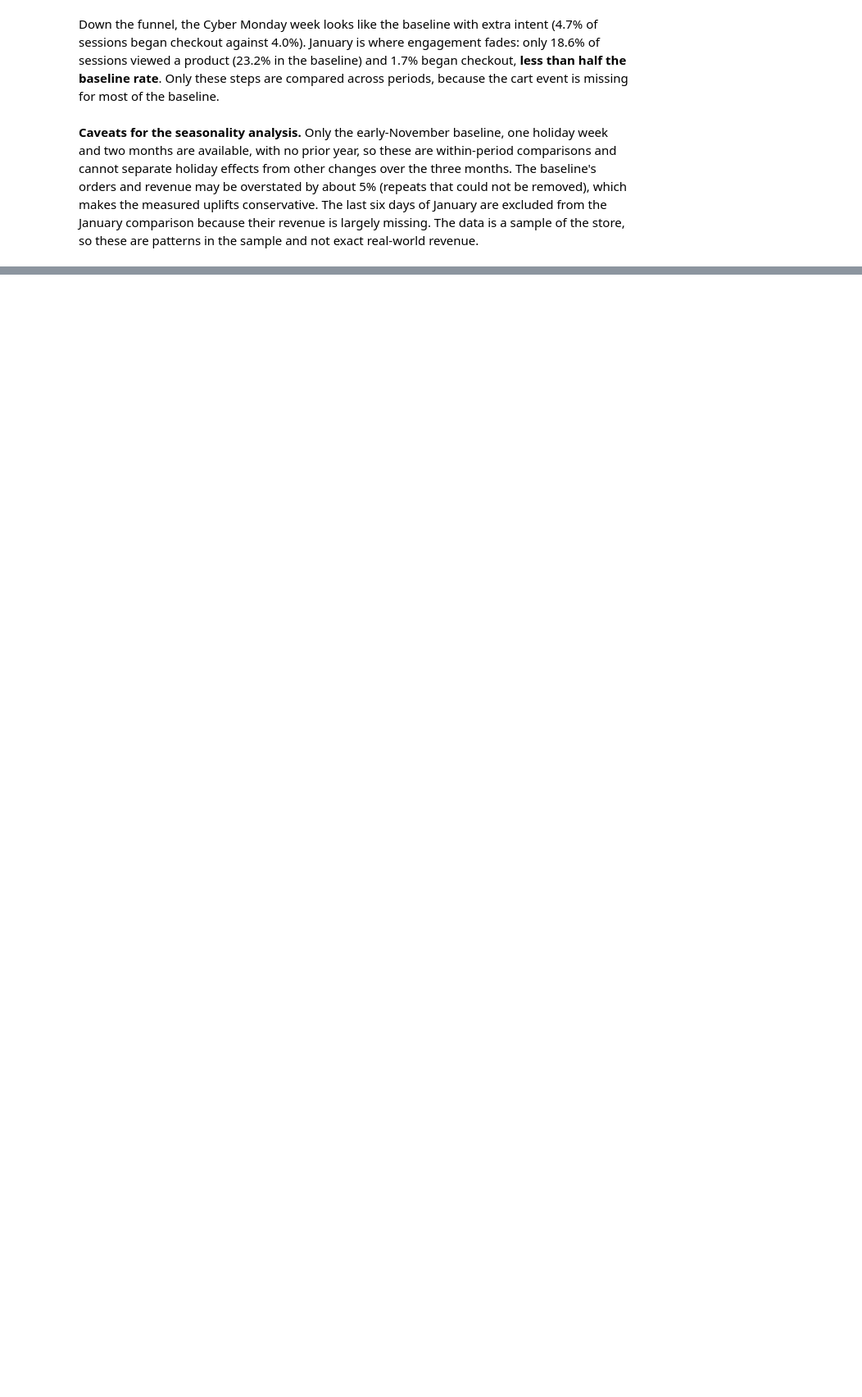
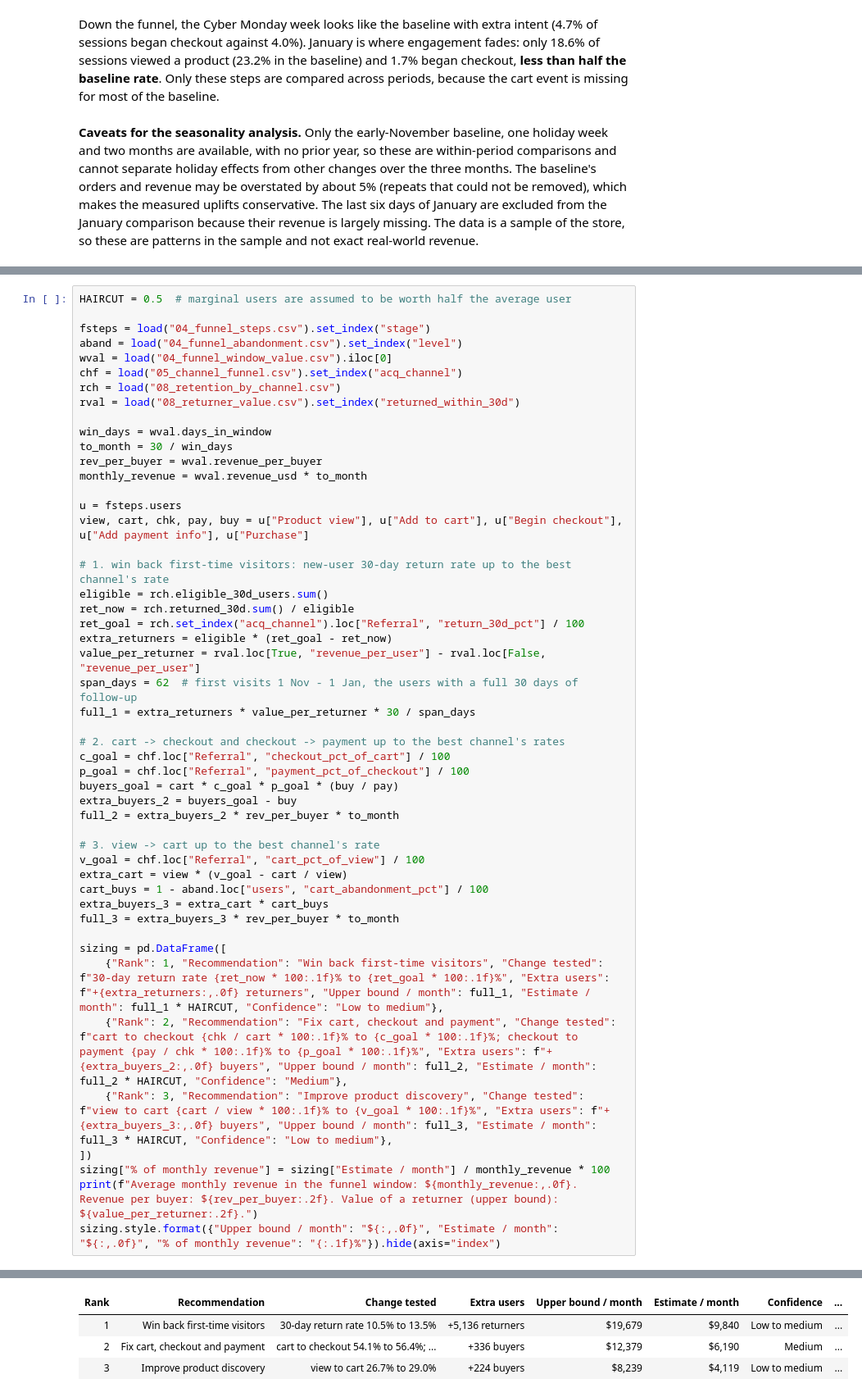
Before and after one commit to OmkarJayvantJadhav/Shop-Trail, a Jupyter notebook: notebooks/ShopTrail_Analysis.ipynb, the cells around one changed output, grey strips where cells are left out. Shown at 82% size. Saved outputs shown, nothing was run; the diff lists cells and outputs as text; blank space fills up the shorter version.

Commit message:
Add key findings, ranked recommendations and the data they are sized from

```diff
--- a/notebooks/ShopTrail_Analysis.ipynb
+++ b/notebooks/ShopTrail_Analysis.ipynb
@@ -1162,0 +1180,50 @@ Down the funnel, the Cyber Monday week looks like the baseline with extra intent
+# %%
+HAIRCUT = 0.5  # marginal users are assumed to be worth half the average user
+
+fsteps = load("04_funnel_steps.csv").set_index("stage")
+aband = load("04_funnel_abandonment.csv").set_index("level")
+wval = load("04_funnel_window_value.csv").iloc[0]
+chf = load("05_channel_funnel.csv").set_index("acq_channel")
+rch = load("08_retention_by_channel.csv")
+rval = load("08_returner_value.csv").set_index("returned_within_30d")
+
+win_days = wval.days_in_window
+to_month = 30 / win_days
+rev_per_buyer = wval.revenue_per_buyer
+monthly_revenue = wval.revenue_usd * to_month
+
+u = fsteps.users
+view, cart, chk, pay, buy = u["Product view"], u["Add to cart"], u["Begin checkout"], u["Add payment info"], u["Purchase"]
+
+# 1. win back first-time visitors: new-user 30-day return rate up to the best channel's rate
+eligible = rch.eligible_30d_users.sum()
+ret_now = rch.returned_30d.sum() / eligible
+ret_goal = rch.set_index("acq_channel").loc["Referral", "return_30d_pct"] / 100
+extra_returners = eligible * (ret_goal - ret_now)
+value_per_returner = rval.loc[True, "revenue_per_user"] - rval.loc[False, "revenue_per_user"]
+span_days = 62  # first visits 1 Nov - 1 Jan, the users with a full 30 days of follow-up
+full_1 = extra_returners * value_per_returner * 30 / span_days
+
+# 2. cart -> checkout and checkout -> payment up to the best channel's rates
+c_goal = chf.loc["Referral", "checkout_pct_of_cart"] / 100
+p_goal = chf.loc["Referral", "payment_pct_of_checkout"] / 100
+buyers_goal = cart * c_goal * p_goal * (buy / pay)
+extra_buyers_2 = buyers_goal - buy
+full_2 = extra_buyers_2 * rev_per_buyer * to_month
+
+# 3. view -> cart up to the best channel's rate
+v_goal = chf.loc["Referral", "cart_pct_of_view"] / 100
+extra_cart = view * (v_goal - cart / view)
+cart_buys = 1 - aband.loc["users", "cart_abandonment_pct"] / 100
+extra_buyers_3 = extra_cart * cart_buys
+full_3 = extra_buyers_3 * rev_per_buyer * to_month
+
+sizing = pd.DataFrame([
+    {"Rank": 1, "Recommendation": "Win back first-time visitors", "Change tested": f"30-day return rate {ret_now * 100:.1f}% to {ret_goal * 100:.1f}%", "Extra users": f"+{extra_returners:,.0f} returners", "Upper bound / month": full_1, "Estimate / month": full_1 * HAIRCUT, "Confidence": "Low to medium"},
+    {"Rank": 2, "Recommendation": "Fix cart, checkout and payment", "Change tested": f"cart to checkout {chk / cart * 100:.1f}% to {c_goal * 100:.1f}%; checkout to payment {pay / chk * 100:.1f}% to {p_goal * 100:.1f}%", "Extra users": f"+{extra_buyers_2:,.0f} buyers", "Upper bound / month": full_2, "Estimate / month": full_2 * HAIRCUT, "Confidence": "Medium"},
+    {"Rank": 3, "Recommendation": "Improve product discovery", "Change tested": f"view to cart {cart / view * 100:.1f}% to {v_goal * 100:.1f}%", "Extra users": f"+{extra_buyers_3:,.0f} buyers", "Upper bound / month": full_3, "Estimate / month": full_3 * HAIRCUT, "Confidence": "Low to medium"},
+])
+sizing["% of monthly revenue"] = sizing["Estimate / month"] / monthly_revenue * 100
+print(f"Average monthly revenue in the funnel window: ${monthly_revenue:,.0f}. Revenue per buyer: ${rev_per_buyer:.2f}. Value of a returner (upper bound): ${value_per_returner:.2f}.")
+sizing.style.format({"Upper bound / month": "${:,.0f}", "Estimate / month": "${:,.0f}", "% of monthly revenue": "{:.1f}%"}).hide(axis="index")
+# %% [output]
@@ -1162,0 +1231,4 @@ Down the funnel, the Cyber Monday week looks like the baseline with extra intent
+| Rank | Recommendation | Change tested | Extra users | Upper bound / month | Estimate / month | Confidence | ... |
+| 1 | Win back first-time visitors | 30-day return rate 10.5% to 13.5% | +5,136 returners | $19,679 | $9,840 | Low to medium | ... |
+| 2 | Fix cart, checkout and payment | cart to checkout 54.1% to 56.4%; ... | +336 buyers | $12,379 | $6,190 | Medium | ... |
+| 3 | Improve product discovery | view to cart 26.7% to 29.0% | +224 buyers | $8,239 | $4,119 | Low to medium | ... |
```
Also changed, not shown: parts of 8 cells of this notebook, 4 other files.
